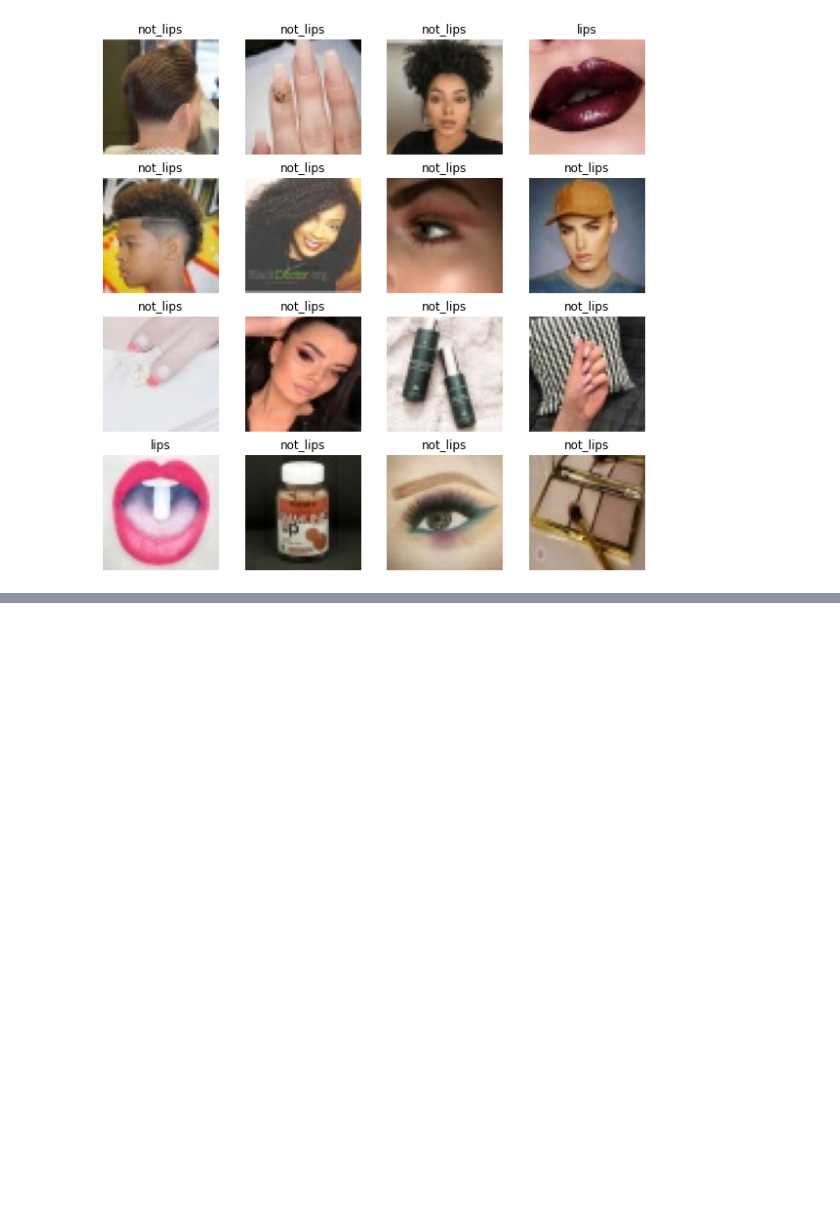
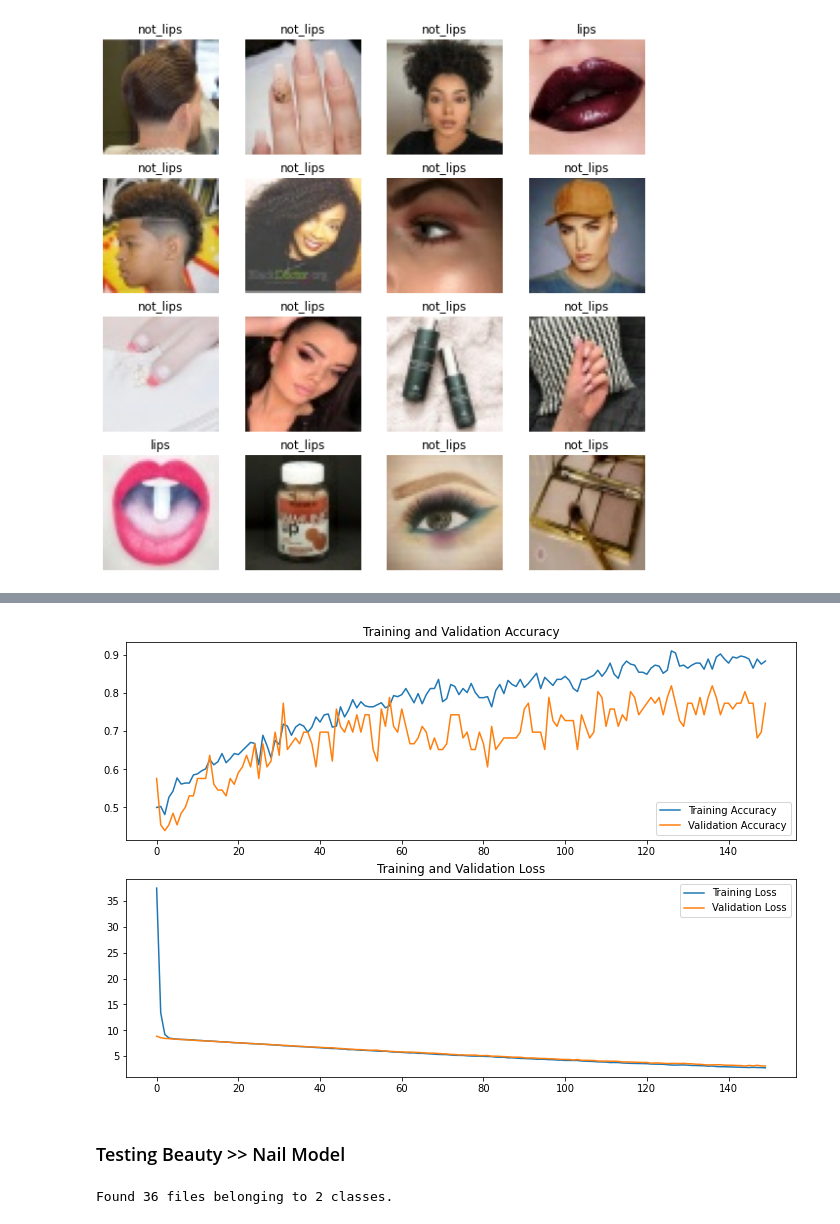
Before and after one commit to mshayganfar/sb_capstone, a Jupyter notebook: cap_project_beauty_classifier.ipynb, the cells around one changed output, grey strips where cells are left out. Cells and saved outputs as stored; diff of their text form; code cells hidden in the pictures; blank space fills up the shorter version.

Commit message:
Added nail and hair models/classifiers.

```diff
--- a/cap_project_beauty_classifier.ipynb
+++ b/cap_project_beauty_classifier.ipynb
@@ -699,0 +702,2 @@ for images, labels in lips_test_images.take(1):
+# %%
+nail_images = image_classes_folder_base + 'Nail/'
@@ -699,0 +808,11 @@ for images, labels in lips_test_images.take(1):
+# %%
+nail_model.compile(optimizer='adam',
+                   loss='binary_crossentropy',
+                   metrics=['accuracy'])
+# %%
+early_stop = EarlyStopping(monitor='val_loss', patience=5)
+# %%
+nail_history = nail_model.fit(nail_train_images,
+                              validation_data=nail_validation_images,
+                              epochs=150,
+                              callbacks=[early_stop])
@@ -699,0 +837,27 @@ for images, labels in lips_test_images.take(1):
+# %%
+acc = nail_history.history['accuracy']
+val_acc = nail_history.history['val_accuracy']
+
+loss = nail_history.history['loss']
+val_loss = nail_history.history['val_loss']
+
+epochs_range = range(len(acc))
+
+plt.figure(figsize=(12, 8))
+plt.subplot(2, 1, 1)
+plt.plot(epochs_range, acc, label='Training Accuracy')
+plt.plot(epochs_range, val_acc, label='Validation Accuracy')
+plt.legend(loc='lower right')
+plt.title('Training and Validation Accuracy')
+
+plt.subplot(2, 1, 2)
+plt.plot(epochs_range, loss, label='Training Loss')
+plt.plot(epochs_range, val_loss, label='Validation Loss')
+plt.legend(loc='upper right')
+plt.title('Training and Validation Loss')
+
+plt.show()
+# %% [output]
+[figure, added]
+# %% [markdown]
+### Testing Beauty >> Nail Model
@@ -699,0 +866,16 @@ for images, labels in lips_test_images.take(1):
+# %%
+nail_test_images = tf.keras.preprocessing.image_dataset_from_directory(
+    test_image_nail_folder_base,
+    labels='inferred',
+    label_mode='int',
+    class_names=['nail', 'not_nail'],
+    color_mode='rgb',
+    batch_size=36,
+    image_size=(image_height, image_width),
+    shuffle=True,
+    seed=42,
+    validation_split=None,
+    subset=None
+)
+# %% [output]
+Found 36 files belonging to 2 classes.
```
Also changed, not shown: parts of 24 cells of this notebook.
